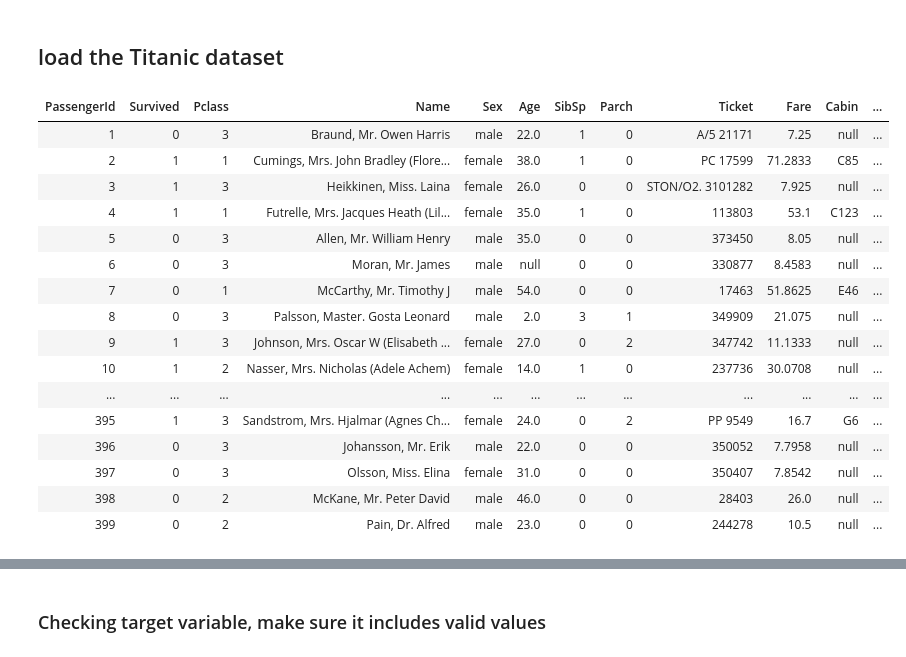
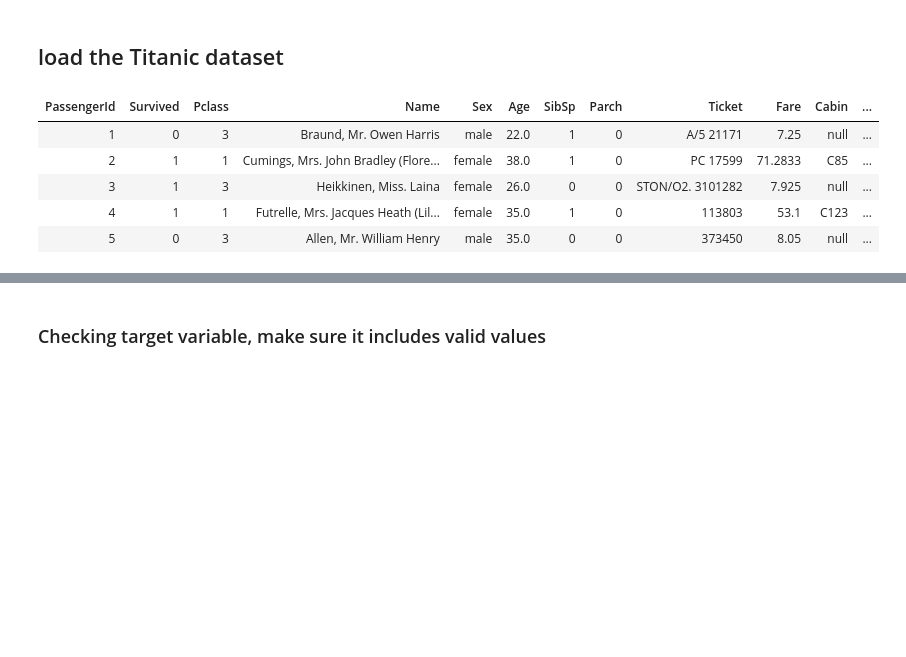
Before and after one commit to Suhong88/ISA460_Fall2021, a Jupyter notebook: Data-Proprocessing-Titanic Example-pyspark-end.ipynb, the cells around one changed output, grey strips where cells are left out. Saved outputs shown, nothing was run; the diff lists cells and outputs as text; code cells hidden in the pictures; blank space fills up the shorter version.

```diff
--- a/Data-Proprocessing-Titanic Example-pyspark-end.ipynb
+++ b/Data-Proprocessing-Titanic Example-pyspark-end.ipynb
@@ -30,22 +30,11 @@ from pyspark.ml.feature import Imputer
 # %%
 df =spark.read.csv('/mnt/isa460/data/titanic/titanic-training-data.csv', header=True, inferSchema=True)
 
-display(df)
+display(df.limit(5))
 # %% [output]
 | PassengerId | Survived | Pclass | Name | Sex | Age | SibSp | Parch | Ticket | Fare | Cabin | ... |
 | 1 | 0 | 3 | Braund, Mr. Owen Harris | male | 22.0 | 1 | 0 | A/5 21171 | 7.25 | null | ... |
 | 2 | 1 | 1 | Cumings, Mrs. John Bradley (Flore... | female | 38.0 | 1 | 0 | PC 17599 | 71.2833 | C85 | ... |
 | 3 | 1 | 3 | Heikkinen, Miss. Laina | female | 26.0 | 0 | 0 | STON/O2. 3101282 | 7.925 | null | ... |
 | 4 | 1 | 1 | Futrelle, Mrs. Jacques Heath (Lil... | female | 35.0 | 1 | 0 | 113803 | 53.1 | C123 | ... |
 | 5 | 0 | 3 | Allen, Mr. William Henry | male | 35.0 | 0 | 0 | 373450 | 8.05 | null | ... |
-| 6 | 0 | 3 | Moran, Mr. James | male | null | 0 | 0 | 330877 | 8.4583 | null | ... |
-| 7 | 0 | 1 | McCarthy, Mr. Timothy J | male | 54.0 | 0 | 0 | 17463 | 51.8625 | E46 | ... |
-| 8 | 0 | 3 | Palsson, Master. Gosta Leonard | male | 2.0 | 3 | 1 | 349909 | 21.075 | null | ... |
-| 9 | 1 | 3 | Johnson, Mrs. Oscar W (Elisabeth ... | female | 27.0 | 0 | 2 | 347742 | 11.1333 | null | ... |
-| 10 | 1 | 2 | Nasser, Mrs. Nicholas (Adele Achem) | female | 14.0 | 1 | 0 | 237736 | 30.0708 | null | ... |
-| ... | ... | ... | ... | ... | ... | ... | ... | ... | ... | ... | ... |
-| 395 | 1 | 3 | Sandstrom, Mrs. Hjalmar (Agnes Ch... | female | 24.0 | 0 | 2 | PP 9549 | 16.7 | G6 | ... |
-| 396 | 0 | 3 | Johansson, Mr. Erik | male | 22.0 | 0 | 0 | 350052 | 7.7958 | null | ... |
-| 397 | 0 | 3 | Olsson, Miss. Elina | female | 31.0 | 0 | 0 | 350407 | 7.8542 | null | ... |
-| 398 | 0 | 2 | McKane, Mr. Peter David | male | 46.0 | 0 | 0 | 28403 | 26.0 | null | ... |
-| 399 | 0 | 2 | Pain, Dr. Alfred | male | 23.0 | 0 | 0 | 244278 | 10.5 | null | ... |
```
Also changed, not shown: parts of 17 cells of this notebook.
